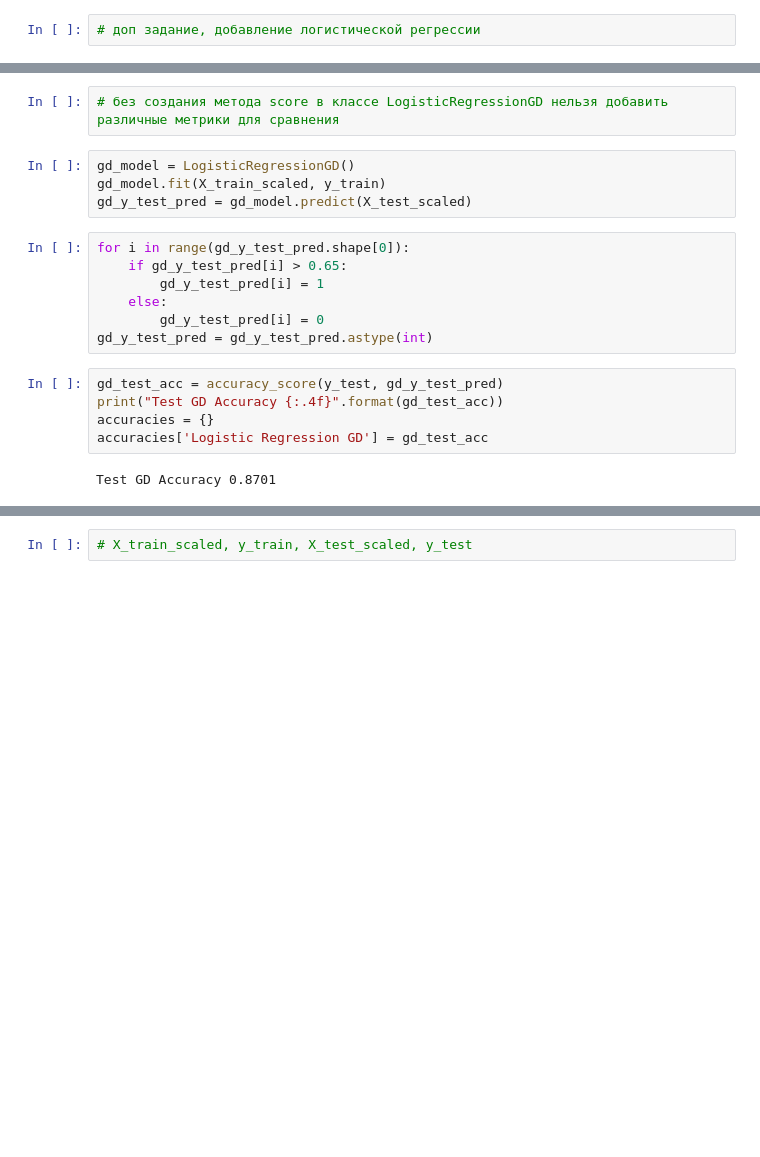
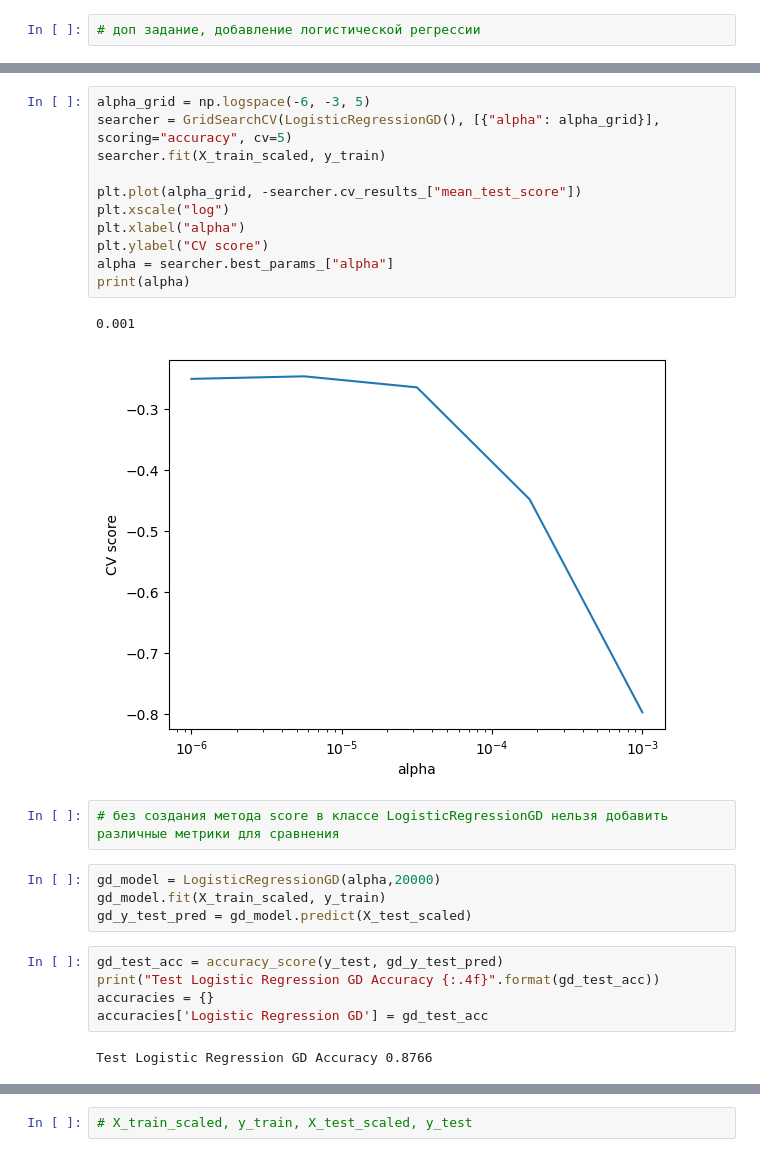
Before and after one commit to paNikitin/ml_course, a Jupyter notebook: ml_task2.ipynb, the cells around one changed output, grey strips where cells are left out. Drawn from its saved outputs; the diff is of its cells as text; blank space fills up the shorter version.

```diff
--- a/ml_task2.ipynb
+++ b/ml_task2.ipynb
@@ -190,20 +236,27 @@ class LogisticRegressionGD(BaseEstimator):
+# %%
+alpha_grid = np.logspace(-6, -3, 5)
+searcher = GridSearchCV(LogisticRegressionGD(), [{"alpha": alpha_grid}], scoring="accuracy", cv=5)
+searcher.fit(X_train_scaled, y_train)
+
+plt.plot(alpha_grid, -searcher.cv_results_["mean_test_score"])
+plt.xscale("log")
+plt.xlabel("alpha")
+plt.ylabel("CV score")
+alpha = searcher.best_params_["alpha"]
+print(alpha)
+# %% [output]
+0.001
+[figure, added]
 # %%
 # без создания метода score в классе LogisticRegressionGD нельзя добавить различные метрики для сравнения
 # %%
-gd_model = LogisticRegressionGD()
+gd_model = LogisticRegressionGD(alpha,20000)
 gd_model.fit(X_train_scaled, y_train)
 gd_y_test_pred = gd_model.predict(X_test_scaled)
-# %%
-for i in range(gd_y_test_pred.shape[0]):
-    if gd_y_test_pred[i] > 0.65:
-        gd_y_test_pred[i] = 1
-    else:
-        gd_y_test_pred[i] = 0
-gd_y_test_pred = gd_y_test_pred.astype(int)
 # %%
 gd_test_acc = accuracy_score(y_test, gd_y_test_pred)
-print("Test GD Accuracy {:.4f}".format(gd_test_acc))
+print("Test Logistic Regression GD Accuracy {:.4f}".format(gd_test_acc))
 accuracies = {}
 accuracies['Logistic Regression GD'] = gd_test_acc
 # %% [output]
-Test GD Accuracy 0.8701
+Test Logistic Regression GD Accuracy 0.8766
```
Also changed, not shown: parts of 20 cells of this notebook.
